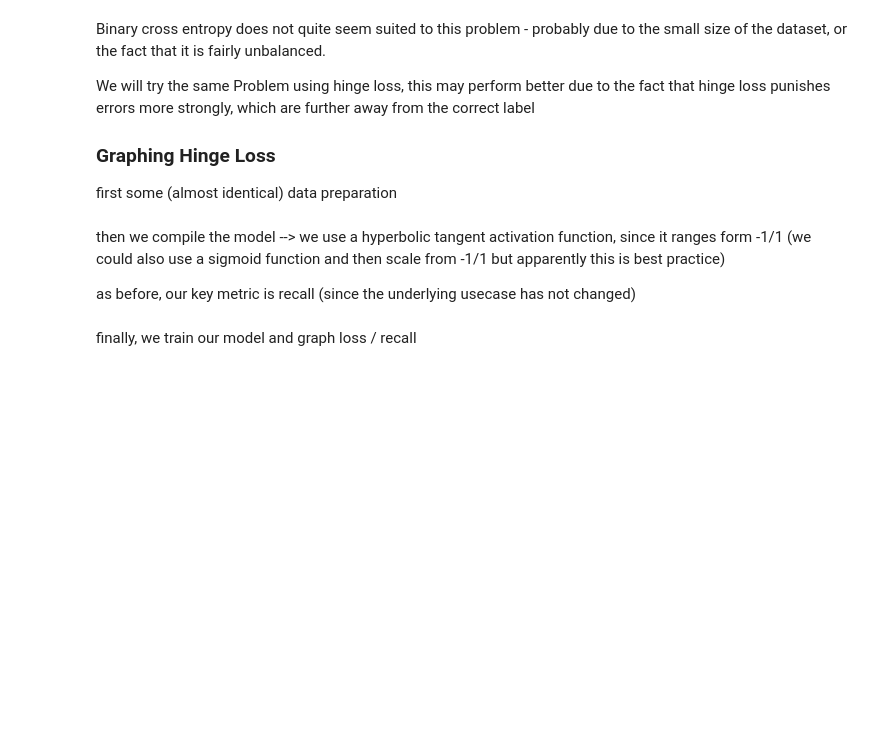
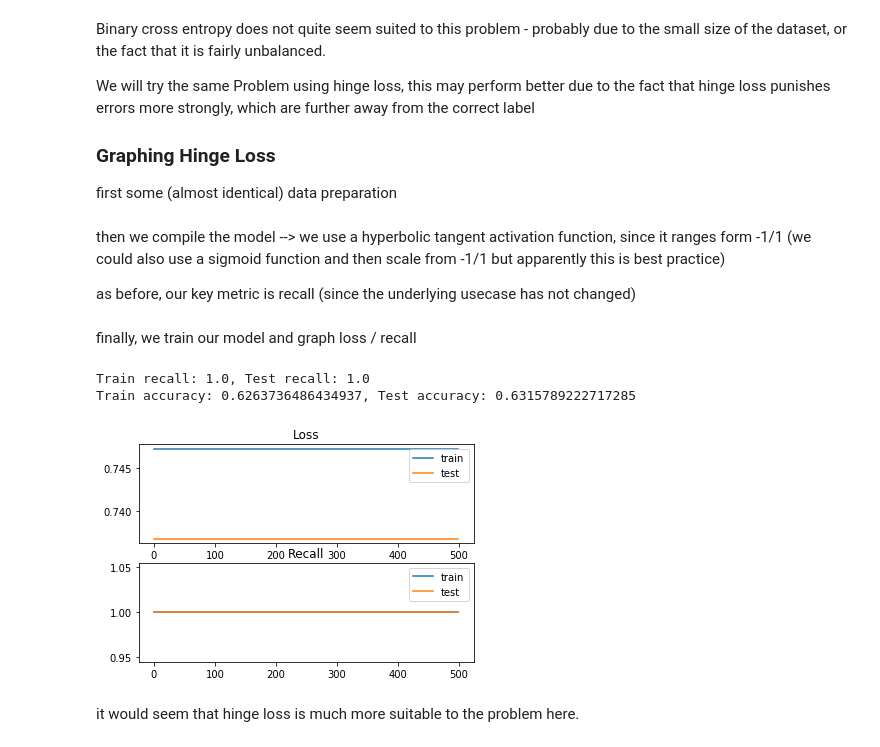
Before and after one commit to PaulBFB/neural_networks_functions, a Jupyter notebook: loss_functions_graphical.ipynb, the cells around one changed output. Cells and saved outputs as stored; diff of their text form; code cells hidden in the pictures; blank space fills up the shorter version.

```diff
--- a/loss_functions_graphical.ipynb
+++ b/loss_functions_graphical.ipynb
@@ -235,9 +235,12 @@ due to the fact that hinge loss punishes errors more strongly, which are further
 
 first some (almost identical) data preparation
 # %%
+from numpy import where
+
+
 bc_X, bc_y = load_breast_cancer(return_X_y=True)
 # hinge loss expects values between -1/1 instead of 0/1
-bc_y[np.where(bc_y)==0] = -1
+bc_y[where(bc_y)==0] = -1
 
 bc_train_X, bc_test_X, bc_train_y, bc_test_y = train_test_split(bc_X, bc_y,
                                                                 random_state=1,
@@ -273,32 +276,35 @@ bc_nn_hinge.compile(optimizer=bc_optimizer,
 # %% [markdown]
 finally, we train our model and graph loss / recall
 # %%
-history = bc_nn_hinge.fit(bc_train_X, bc_train_y,
-                          validation_data=(bc_test_X, bc_test_y),
-                          epochs=500,
-                          verbose=0)
+history_hinge = bc_nn_hinge.fit(bc_train_X, bc_train_y,
+                                validation_data=(bc_test_X, bc_test_y),
+                                epochs=500,
+                                verbose=0)
 
-# get the metrics for the NN
-# the first variable returned is the scalar loss (see here: https://keras.io/models/model/#evaluate)
-# which we are not interested in here
-_, train_acc, train_recall = bc_nn_hinge.evaluate(bc_train_X, bc_train_y,
-                                                  verbose=0)
+_, train_acc_hinge, train_recall_hinge = bc_nn_hinge.evaluate(bc_train_X, bc_train_y,
+                                                              verbose=0)
 
-_, test_acc, test_recall = bc_nn_hinge.evaluate(bc_test_X, bc_test_y,
-                                                verbose=0)
+_, test_acc_hinge, test_recall_hinge = bc_nn_hinge.evaluate(bc_test_X, bc_test_y,
+                                                            verbose=0)
 
-print(f'Train recall: {train_recall}, Test recall: {test_recall}')
-print(f'Train accuracy: {train_acc}, Test accuracy: {test_acc}')
+print(f'Train recall: {train_recall_hinge}, Test recall: {test_recall_hinge}')
+print(f'Train accuracy: {train_acc_hinge}, Test accuracy: {test_acc_hinge}')
 # plot loss during training
 plt.subplot(211)
 plt.title('Loss')
-plt.plot(history.history['loss'], label='train')
-plt.plot(history.history['val_loss'], label='test')
+plt.plot(history_hinge.history['loss'], label='train')
+plt.plot(history_hinge.history['val_loss'], label='test')
 plt.legend()
 # plot accuracy during training
 plt.subplot(212)
 plt.title('Recall')
-plt.plot(history.history['recall_m'], label='train')
-plt.plot(history.history['val_recall_m'], label='test')
+plt.plot(history_hinge.history['recall_m'], label='train')
+plt.plot(history_hinge.history['val_recall_m'], label='test')
 plt.legend()
 plt.show()
+# %% [output]
+Train recall: 1.0, Test recall: 1.0
+Train accuracy: 0.6263736486434937, Test accuracy: 0.6315789222717285
+[figure, added]
+# %% [markdown]
+it would seem that hinge loss is much more suitable to the problem here.
```
Also changed, not shown: parts of 3 cells of this notebook.
